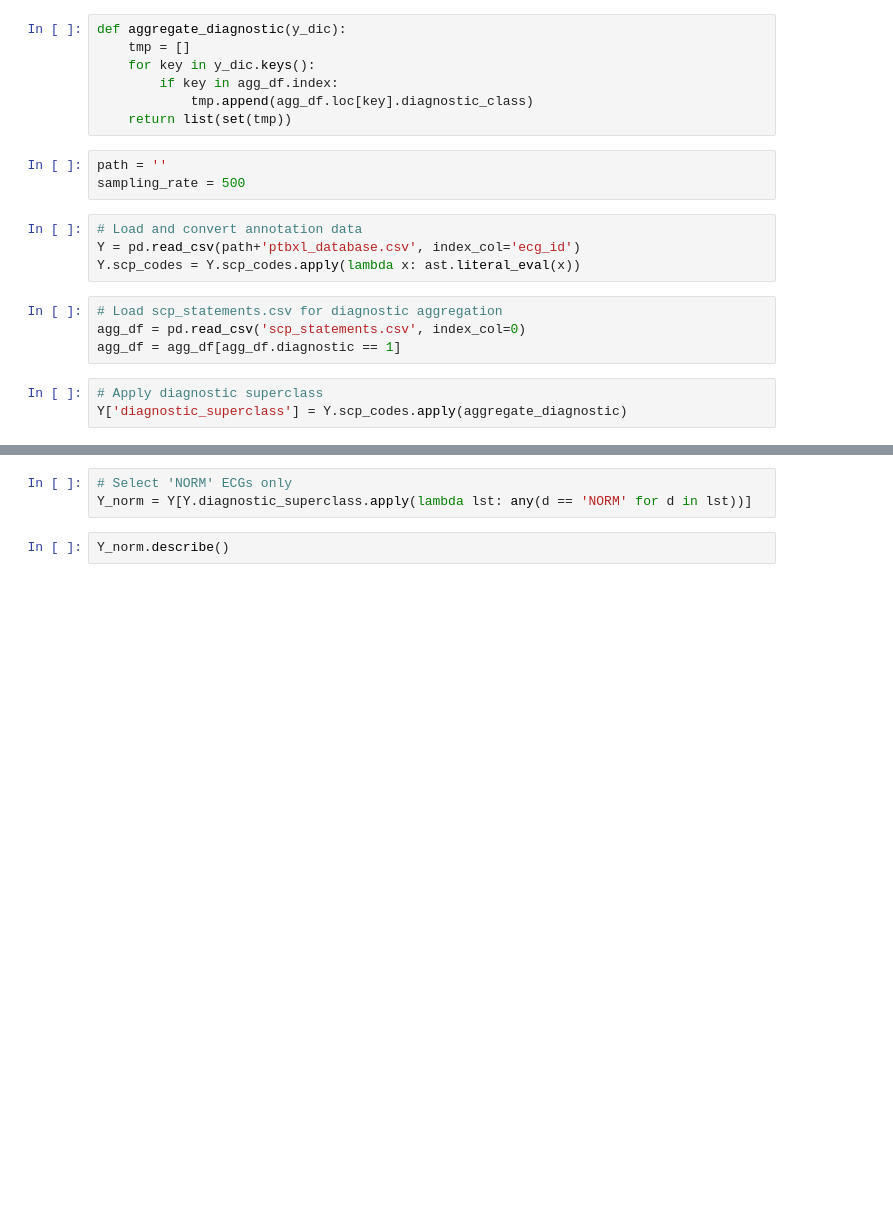
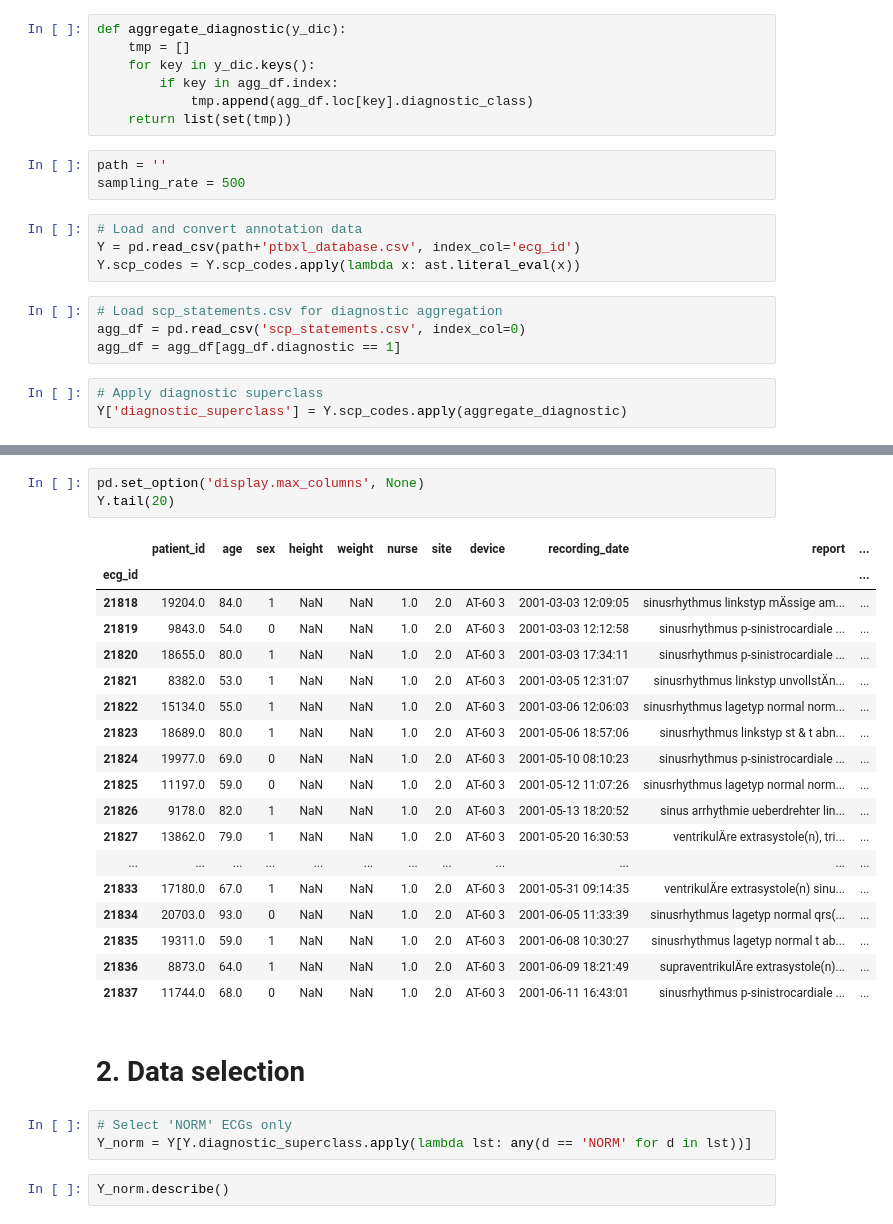
Before and after one commit to GabrieleBonzi/FDAxECG, a Jupyter notebook: Test.ipynb, the cells around one changed output, grey strips where cells are left out. Drawn from its saved outputs; the diff is of its cells as text; blank space fills up the shorter version.

```diff
--- a/Test.ipynb
+++ b/Test.ipynb
@@ -65,3 +71,27 @@ Y.tail(20)
+# %%
+pd.set_option('display.max_columns', None)
+Y.tail(20)
+# %% [output]
+|  | patient_id | age | sex | height | weight | nurse | site | device | recording_date | report | ... |
+| ecg_id |  |  |  |  |  |  |  |  |  |  | ... |
+| 21818 | 19204.0 | 84.0 | 1 | NaN | NaN | 1.0 | 2.0 | AT-60 3 | 2001-03-03 12:09:05 | sinusrhythmus linkstyp mÄssige am... | ... |
+| 21819 | 9843.0 | 54.0 | 0 | NaN | NaN | 1.0 | 2.0 | AT-60 3 | 2001-03-03 12:12:58 | sinusrhythmus p-sinistrocardiale ... | ... |
+| 21820 | 18655.0 | 80.0 | 1 | NaN | NaN | 1.0 | 2.0 | AT-60 3 | 2001-03-03 17:34:11 | sinusrhythmus p-sinistrocardiale ... | ... |
+| 21821 | 8382.0 | 53.0 | 1 | NaN | NaN | 1.0 | 2.0 | AT-60 3 | 2001-03-05 12:31:07 | sinusrhythmus linkstyp unvollstÄn... | ... |
+| 21822 | 15134.0 | 55.0 | 1 | NaN | NaN | 1.0 | 2.0 | AT-60 3 | 2001-03-06 12:06:03 | sinusrhythmus lagetyp normal norm... | ... |
+| 21823 | 18689.0 | 80.0 | 1 | NaN | NaN | 1.0 | 2.0 | AT-60 3 | 2001-05-06 18:57:06 | sinusrhythmus linkstyp st & t abn... | ... |
+| 21824 | 19977.0 | 69.0 | 0 | NaN | NaN | 1.0 | 2.0 | AT-60 3 | 2001-05-10 08:10:23 | sinusrhythmus p-sinistrocardiale ... | ... |
+| 21825 | 11197.0 | 59.0 | 0 | NaN | NaN | 1.0 | 2.0 | AT-60 3 | 2001-05-12 11:07:26 | sinusrhythmus lagetyp normal norm... | ... |
+| 21826 | 9178.0 | 82.0 | 1 | NaN | NaN | 1.0 | 2.0 | AT-60 3 | 2001-05-13 18:20:52 | sinus arrhythmie ueberdrehter lin... | ... |
+| 21827 | 13862.0 | 79.0 | 1 | NaN | NaN | 1.0 | 2.0 | AT-60 3 | 2001-05-20 16:30:53 | ventrikulÄre extrasystole(n), tri... | ... |
+| ... | ... | ... | ... | ... | ... | ... | ... | ... | ... | ... | ... |
+| 21833 | 17180.0 | 67.0 | 1 | NaN | NaN | 1.0 | 2.0 | AT-60 3 | 2001-05-31 09:14:35 | ventrikulÄre extrasystole(n) sinu... | ... |
+| 21834 | 20703.0 | 93.0 | 0 | NaN | NaN | 1.0 | 2.0 | AT-60 3 | 2001-06-05 11:33:39 | sinusrhythmus lagetyp normal qrs(... | ... |
+| 21835 | 19311.0 | 59.0 | 1 | NaN | NaN | 1.0 | 2.0 | AT-60 3 | 2001-06-08 10:30:27 | sinusrhythmus lagetyp normal t ab... | ... |
+| 21836 | 8873.0 | 64.0 | 1 | NaN | NaN | 1.0 | 2.0 | AT-60 3 | 2001-06-09 18:21:49 | supraventrikulÄre extrasystole(n)... | ... |
+| 21837 | 11744.0 | 68.0 | 0 | NaN | NaN | 1.0 | 2.0 | AT-60 3 | 2001-06-11 16:43:01 | sinusrhythmus p-sinistrocardiale ... | ... |
+# %% [markdown]
+# 2. Data selection
 # %%
 # Select 'NORM' ECGs only
 Y_norm = Y[Y.diagnostic_superclass.apply(lambda lst: any(d == 'NORM' for d in lst))]
```
Also changed, not shown: parts of 28 cells of this notebook, 1 other file.
